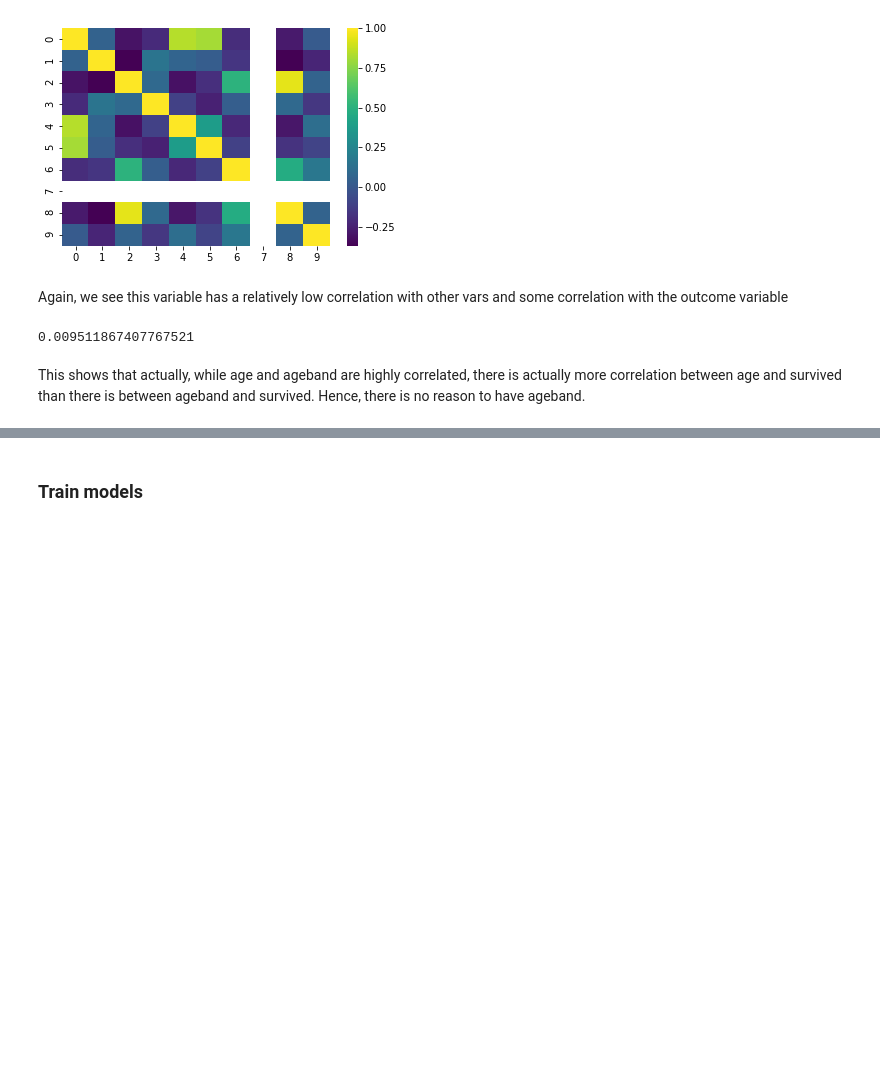
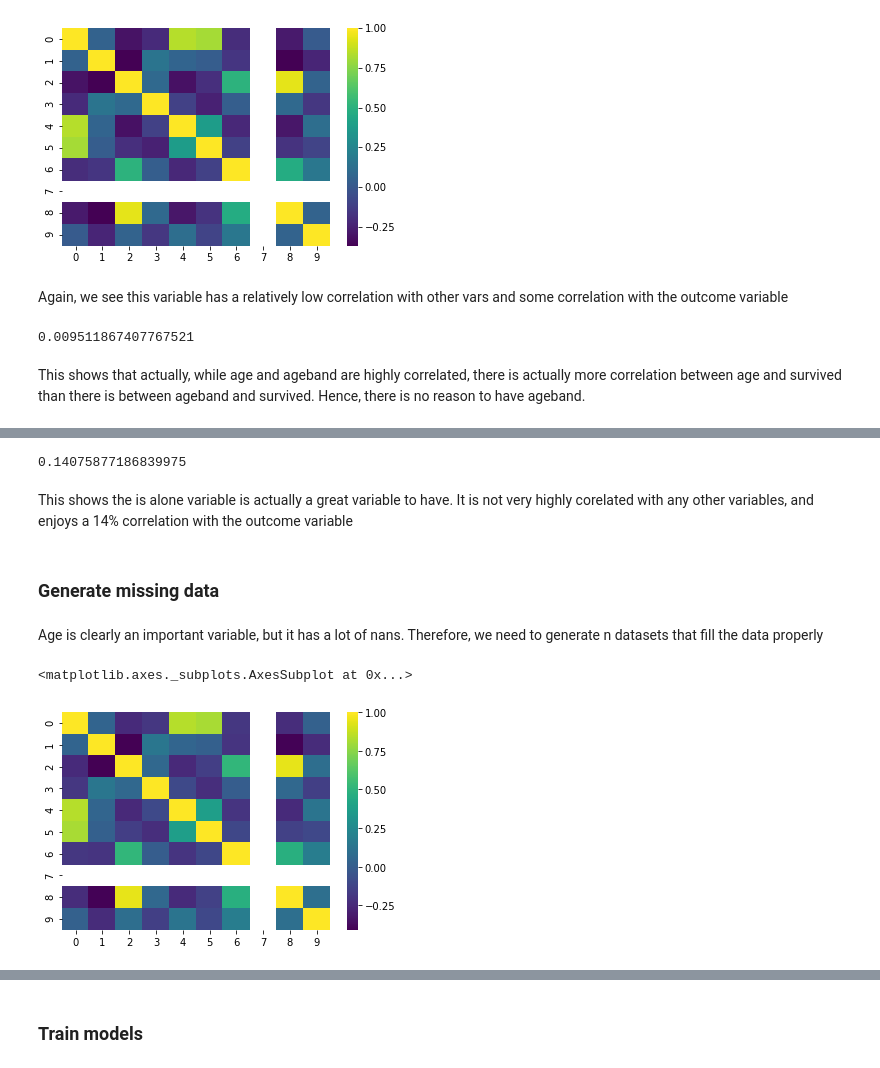
Before and after one commit to HugoLu88/Kaggles, a Jupyter notebook: 1. Titanic/Titanic v2.ipynb, the cells around one changed output, grey strips where cells are left out. Drawn from its saved outputs; the diff is of its cells as text; code cells hidden in the pictures; blank space fills up the shorter version.

```diff
--- a/1. Titanic/Titanic v2.ipynb
+++ b/1. Titanic/Titanic v2.ipynb
@@ -64,6 +64,7 @@ test_data['data_type'] = "test" # label data
 #test_data['Survived'] = None # add dummy column
 # %%
 all_data = train_data.append(test_data)
+all_data.reset_index(inplace = True, drop = True)
 # %% [output]
 of pandas will change to not sort by default.
 
@@ -361,0 +340,7 @@ train_data_copy  = train_data_copy.dropna()
+# %%
+rider['Survived'].corr(rider['is_alone'])
+# %% [output]
+0.14075877186839975
+# %% [markdown]
+This shows the is alone variable is actually a great variable to have. It is not very highly corelated with any other variables,
+and enjoys a 14% correlation with the outcome variable
@@ -361,0 +350,13 @@ train_data_copy  = train_data_copy.dropna()
+# %% [markdown]
+### Generate missing data
+# %% [markdown]
+Age is clearly an important variable, but it has a lot of nans. Therefore, we need to generate n datasets that fill the data properly
+# %%
+## Covariance analysis
+cov = all_data[['fam_size','Pclass','Age','Sex','SibSp','Parch','Title','age_is_nan','AgeBand','is_alone']].dropna()
+cov = (cov - cov.mean())/cov.std()
+cov = np.array(cov).T@np.array(cov)/len(cov)
+sns.heatmap(cov, cmap = "viridis")
+# %% [output]
+<matplotlib.axes._subplots.AxesSubplot at 0x...>
+[figure, added]
```
Also changed, not shown: parts of 67 cells of this notebook, 1 other file.
